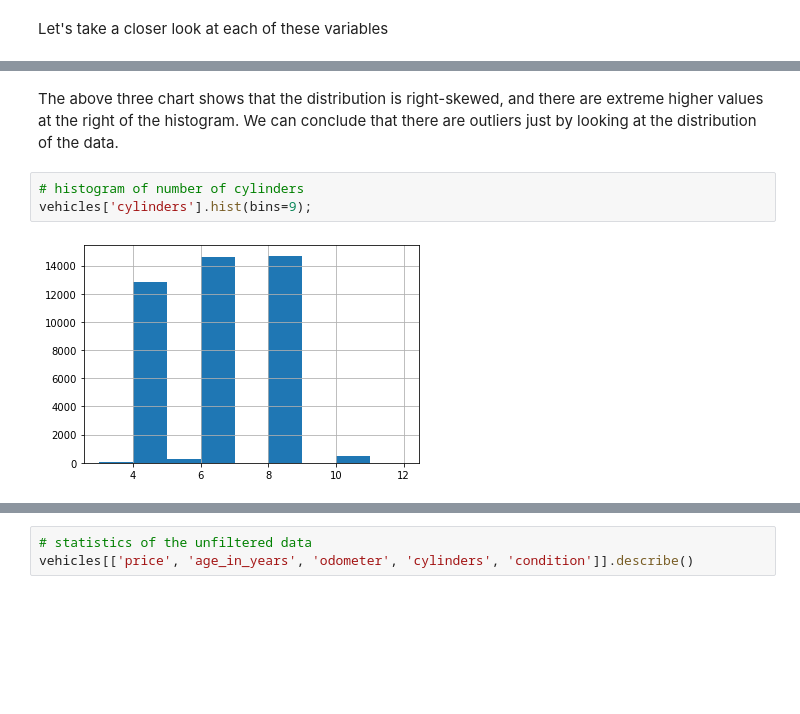
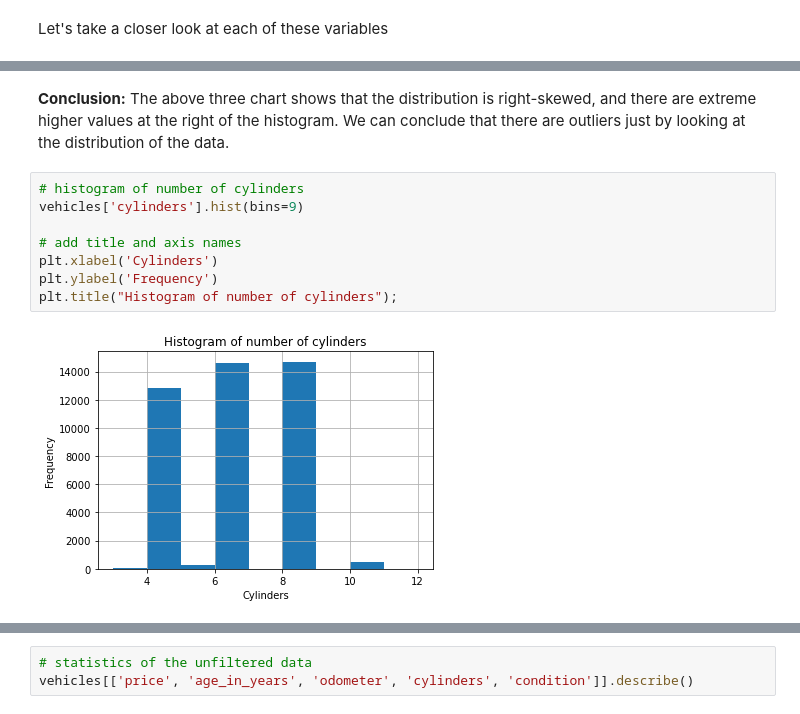
Before and after one commit to chuksoo/vehicle_price_analytics, a Jupyter notebook: car_sales_EDA.ipynb, the cells around one changed output, grey strips where cells are left out. Drawn from its saved outputs; the diff is of its cells as text; blank space fills up the shorter version.

```diff
--- a/car_sales_EDA.ipynb
+++ b/car_sales_EDA.ipynb
@@ -480,7 +506,12 @@ vehicles['odometer'].hist(bins=50, range=[0, 500000]);
 # %% [markdown]
-The above three chart shows that the distribution is right-skewed, and there are extreme higher values at the right of the histogram. We can conclude that there are outliers just by looking at the distribution of the data.
+**Conclusion:** The above three chart shows that the distribution is right-skewed, and there are extreme higher values at the right of the histogram. We can conclude that there are outliers just by looking at the distribution of the data.
 # %%
 # histogram of number of cylinders
-vehicles['cylinders'].hist(bins=9);
+vehicles['cylinders'].hist(bins=9)
+
+# add title and axis names
+plt.xlabel('Cylinders')
+plt.ylabel('Frequency')
+plt.title("Histogram of number of cylinders");
 # %% [output]
-[figure, old version]
+[figure, new version]
```
Also changed, not shown: parts of 50 cells of this notebook.
